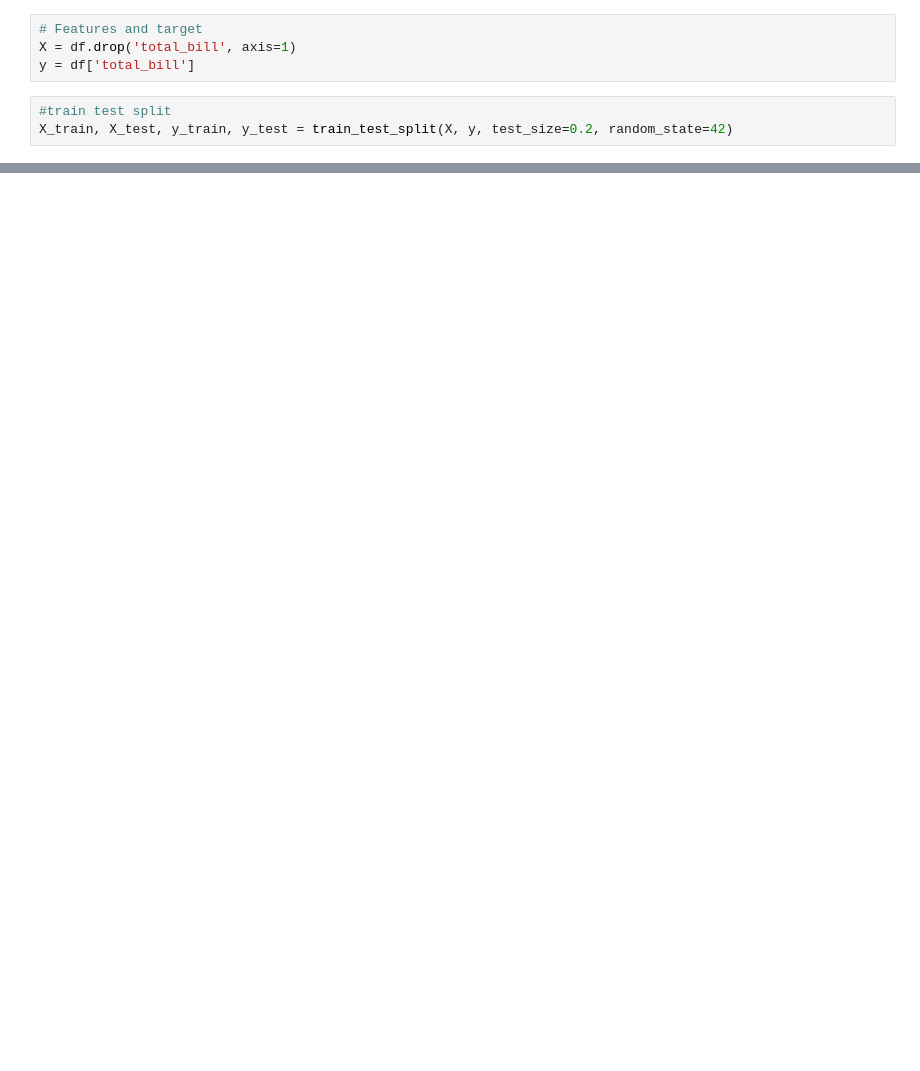
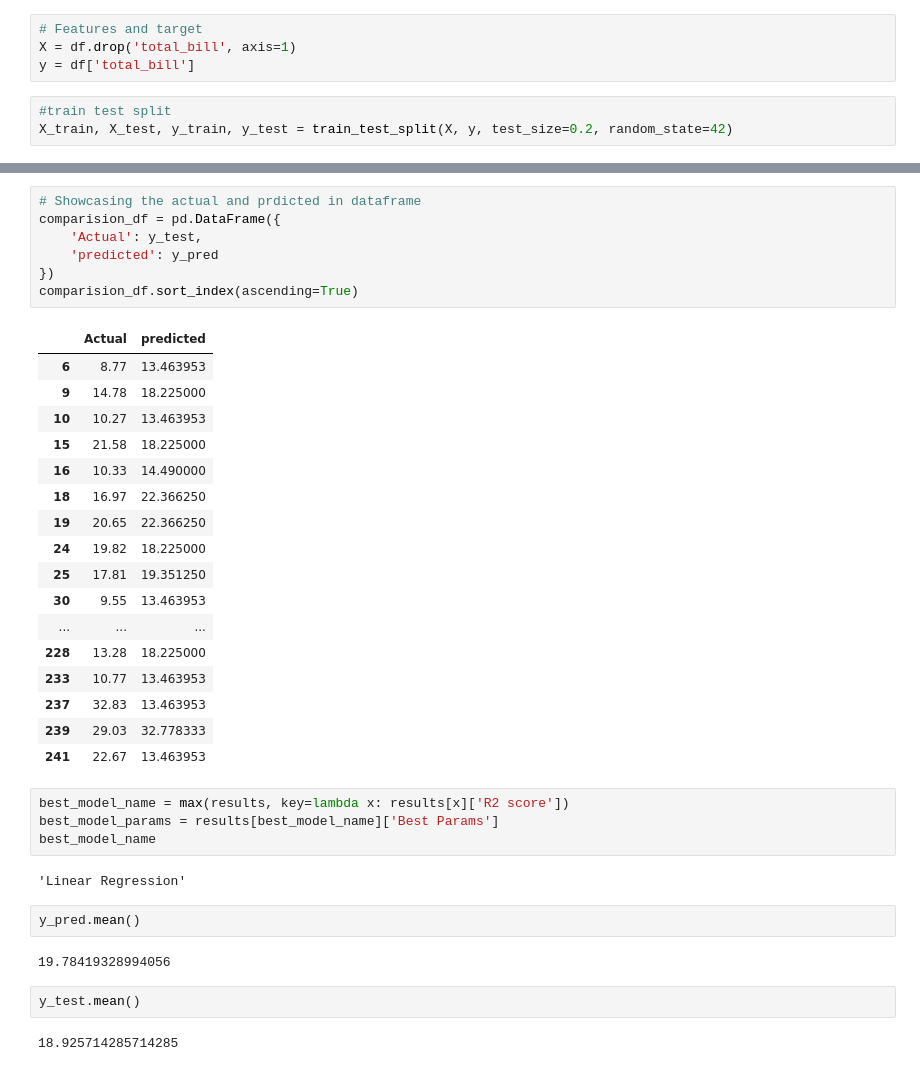
Before and after one commit to chaudhary-dotcom/ML, a Jupyter notebook: total_bill.ipynb, the cells around one changed output, grey strips where cells are left out. Drawn from its saved outputs; the diff is of its cells as text; blank space fills up the shorter version.

```diff
--- a/total_bill.ipynb
+++ b/total_bill.ipynb
@@ -172,0 +205,39 @@ KeyError: 'R2 Score'
+# %%
+# Showcasing the actual and prdicted in dataframe
+comparision_df = pd.DataFrame({
+    'Actual': y_test,
+    'predicted': y_pred
+})
+comparision_df.sort_index(ascending=True)
+# %% [output]
+|  | Actual | predicted |
+| 6 | 8.77 | 13.463953 |
+| 9 | 14.78 | 18.225000 |
+| 10 | 10.27 | 13.463953 |
+| 15 | 21.58 | 18.225000 |
+| 16 | 10.33 | 14.490000 |
+| 18 | 16.97 | 22.366250 |
+| 19 | 20.65 | 22.366250 |
+| 24 | 19.82 | 18.225000 |
+| 25 | 17.81 | 19.351250 |
+| 30 | 9.55 | 13.463953 |
+| ... | ... | ... |
+| 228 | 13.28 | 18.225000 |
+| 233 | 10.77 | 13.463953 |
+| 237 | 32.83 | 13.463953 |
+| 239 | 29.03 | 32.778333 |
+| 241 | 22.67 | 13.463953 |
+# %%
+best_model_name = max(results, key=lambda x: results[x]['R2 score'])
+best_model_params = results[best_model_name]['Best Params']
+best_model_name
+# %% [output]
+'Linear Regression'
+# %%
+y_pred.mean()
+# %% [output]
+19.78419328994056
+# %%
+y_test.mean()
+# %% [output]
+18.925714285714285
```
Also changed, not shown: parts of 7 cells of this notebook.
